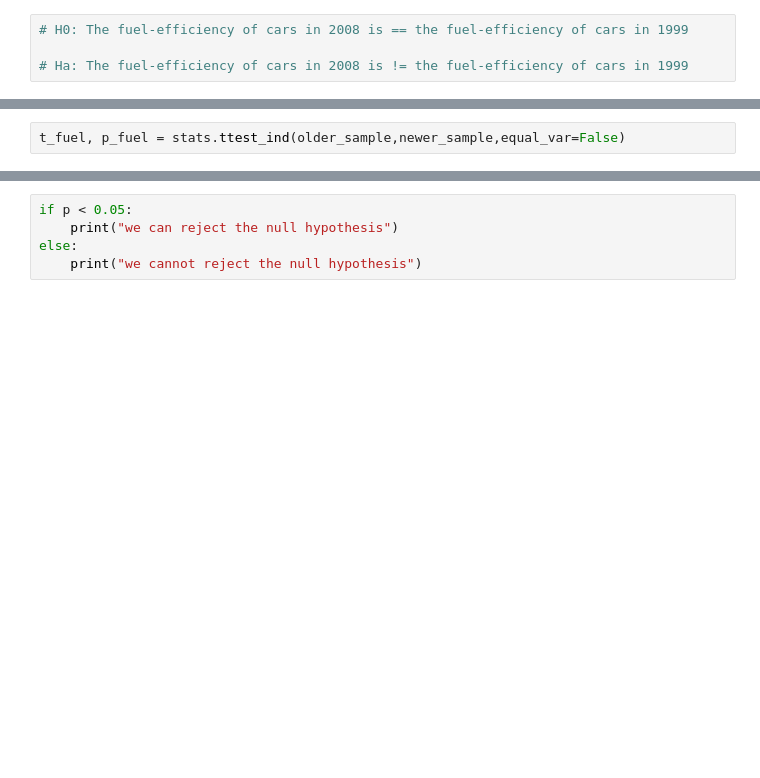
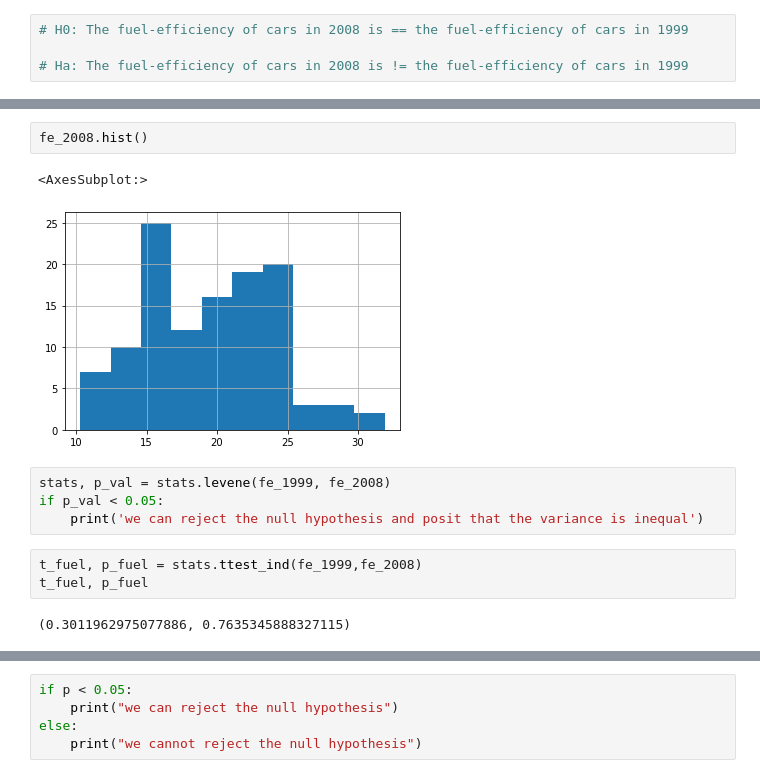
Before and after one commit to Larry-Holmes/statistics-exercises, a Jupyter notebook: hypothesis_testing.ipynb, the cells around one changed output, grey strips where cells are left out. Cells and saved outputs as stored; diff of their text form; blank space fills up the shorter version.

```diff
--- a/hypothesis_testing.ipynb
+++ b/hypothesis_testing.ipynb
@@ -131,5 +165,17 @@ newer_sample = mpg[mpg.year == 2008]['displ']
+# %%
+fe_2008.hist()
+# %% [output]
+<AxesSubplot:>
+[figure, added]
+# %%
+stats, p_val = stats.levene(fe_1999, fe_2008)
+if p_val < 0.05:
+    print('we can reject the null hypothesis and posit that the variance is inequal')
 # %%
-t_fuel, p_fuel = stats.ttest_ind(older_sample,newer_sample,equal_var=False)
+t_fuel, p_fuel = stats.ttest_ind(fe_1999,fe_2008)
+t_fuel, p_fuel
+# %% [output]
+(0.3011962975077886, 0.7635345888327115)
 # %%
 t_fuel
 # %% [output]
```
Also changed, not shown: parts of 59 cells of this notebook.
